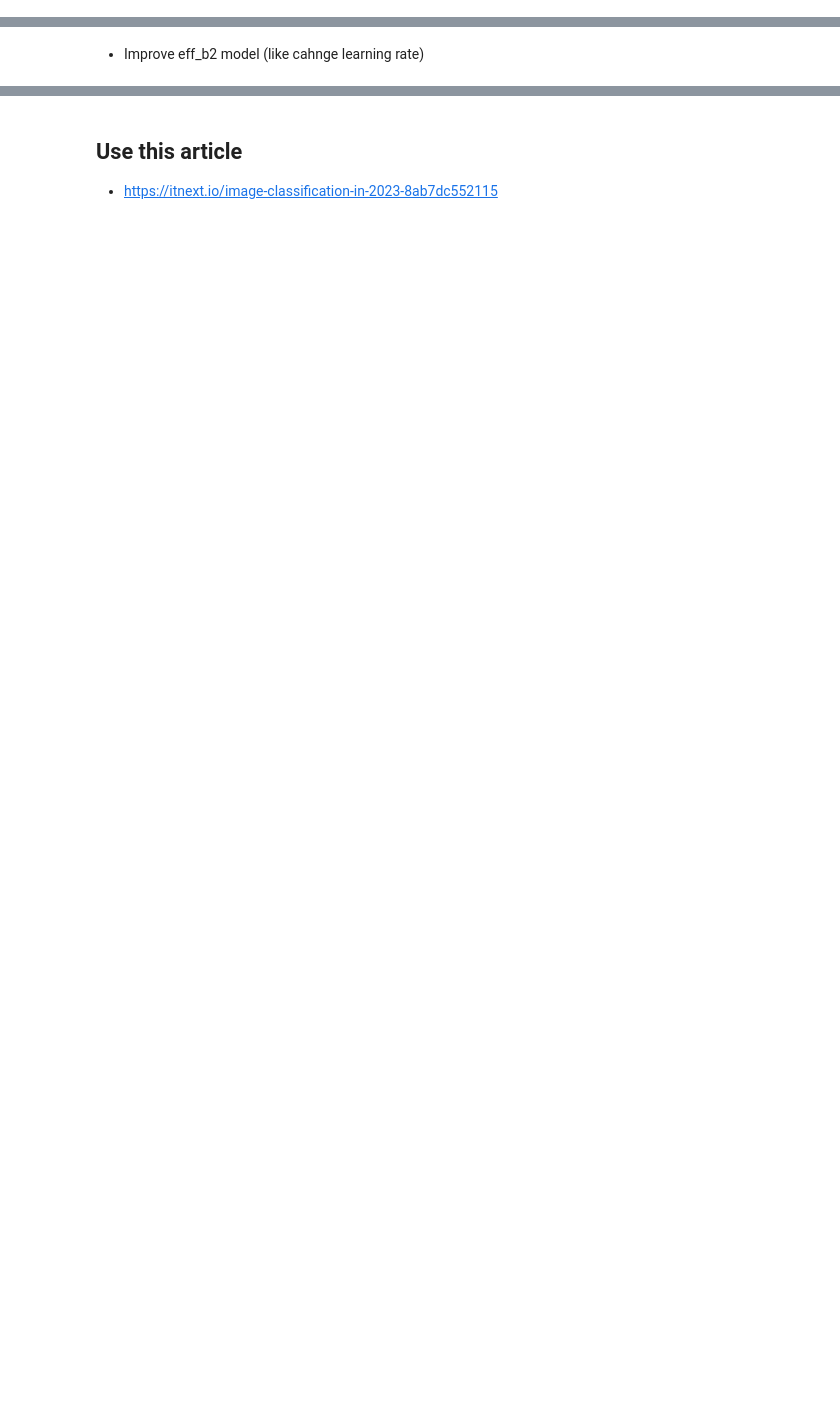
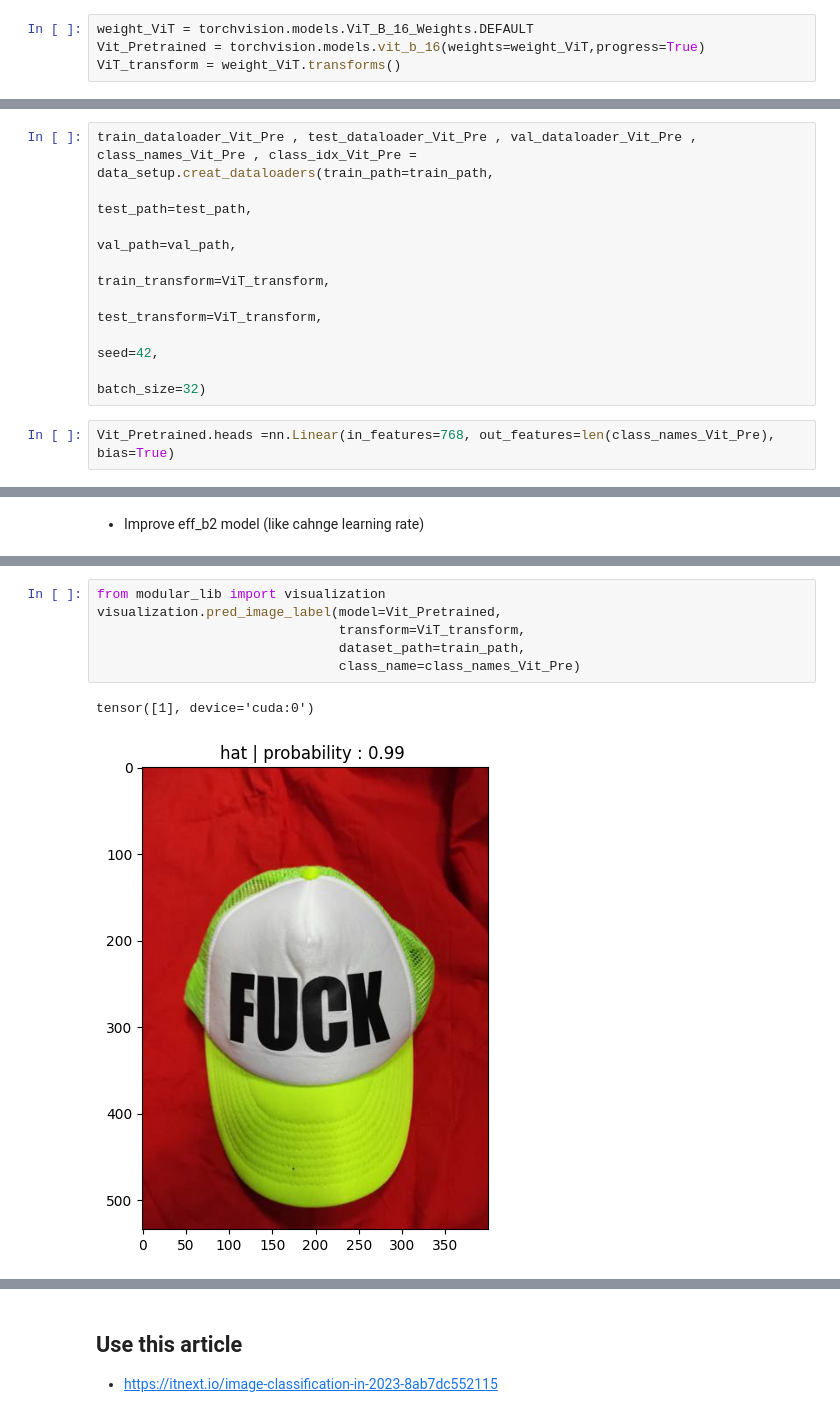
Before and after one commit to aliREZA79400/Clothing-Classification, a Jupyter notebook: vivson.ipynb, the cells around one changed output, grey strips where cells are left out. Cells and saved outputs as stored; diff of their text form; blank space fills up the shorter version.

Commit message:
add pretrained ViT

```diff
--- a/vivson.ipynb
+++ b/vivson.ipynb
@@ -1231,0 +1348,4 @@ model_results_vit_1 = train_model(model=vit_1,
+# %%
+weight_ViT = torchvision.models.ViT_B_16_Weights.DEFAULT
+Vit_Pretrained = torchvision.models.vit_b_16(weights=weight_ViT,progress=True)
+ViT_transform = weight_ViT.transforms()
@@ -1231,0 +1367,10 @@ model_results_vit_1 = train_model(model=vit_1,
+# %%
+train_dataloader_Vit_Pre , test_dataloader_Vit_Pre , val_dataloader_Vit_Pre , class_names_Vit_Pre , class_idx_Vit_Pre = data_setup.creat_dataloaders(train_path=train_path,
+                                                                                                             test_path=test_path,
+                                                                                                             val_path=val_path,
+                                                                                                             train_transform=ViT_transform,
+                                                                                                             test_transform=ViT_transform,
+                                                                                                             seed=42,
+                                                                                                             batch_size=32)
+# %%
+Vit_Pretrained.heads =nn.Linear(in_features=768, out_features=len(class_names_Vit_Pre), bias=True)
@@ -1256,0 +1479,9 @@ model_results_vit_1 = train_model(model=vit_1,
+# %%
+from modular_lib import visualization
+visualization.pred_image_label(model=Vit_Pretrained,
+                               transform=ViT_transform,
+                               dataset_path=train_path,
+                               class_name=class_names_Vit_Pre)
+# %% [output]
+tensor([1], device='cuda:0')
+[figure, added]
```
Also changed, not shown: parts of 38 cells of this notebook, 16 other files.
